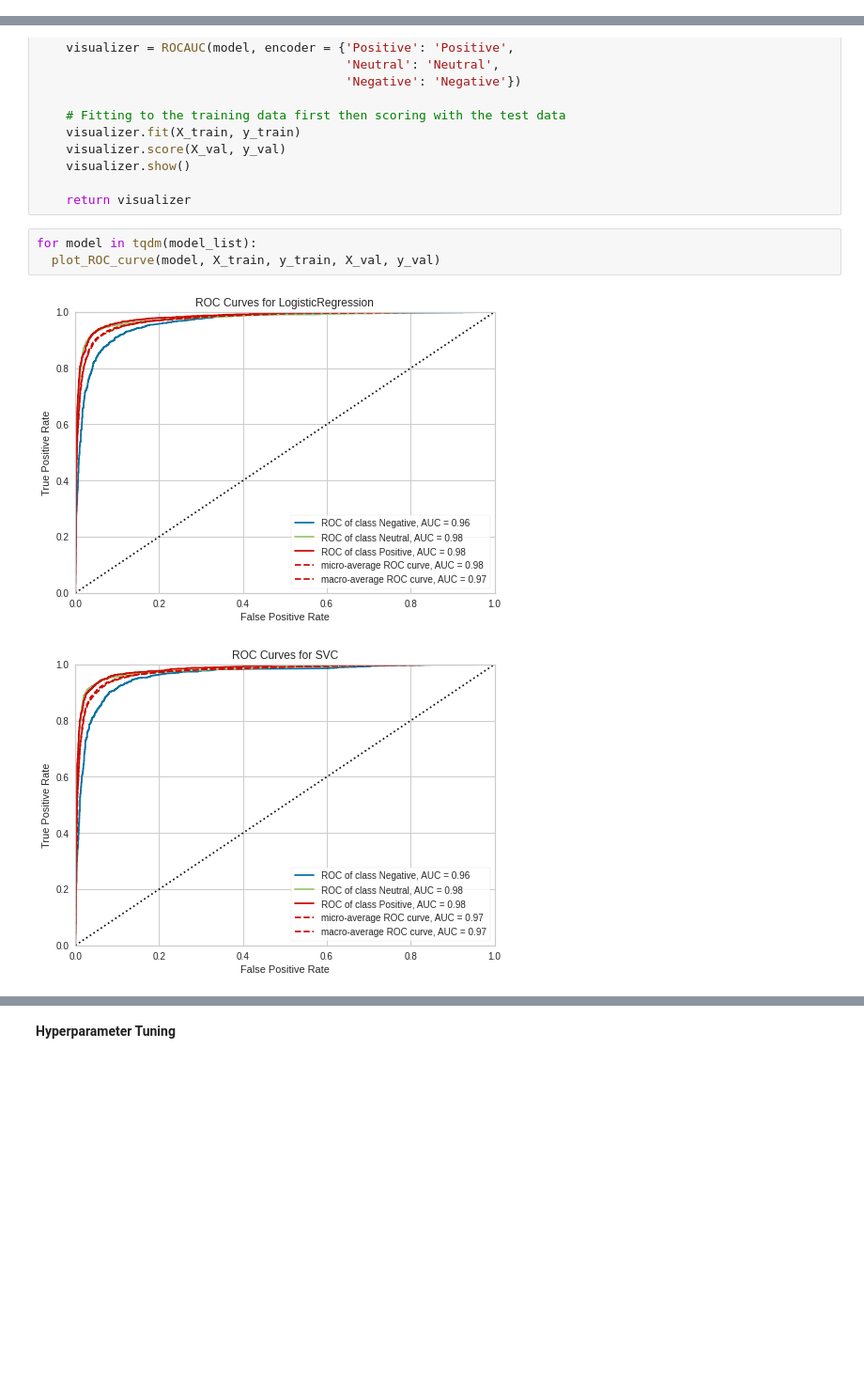
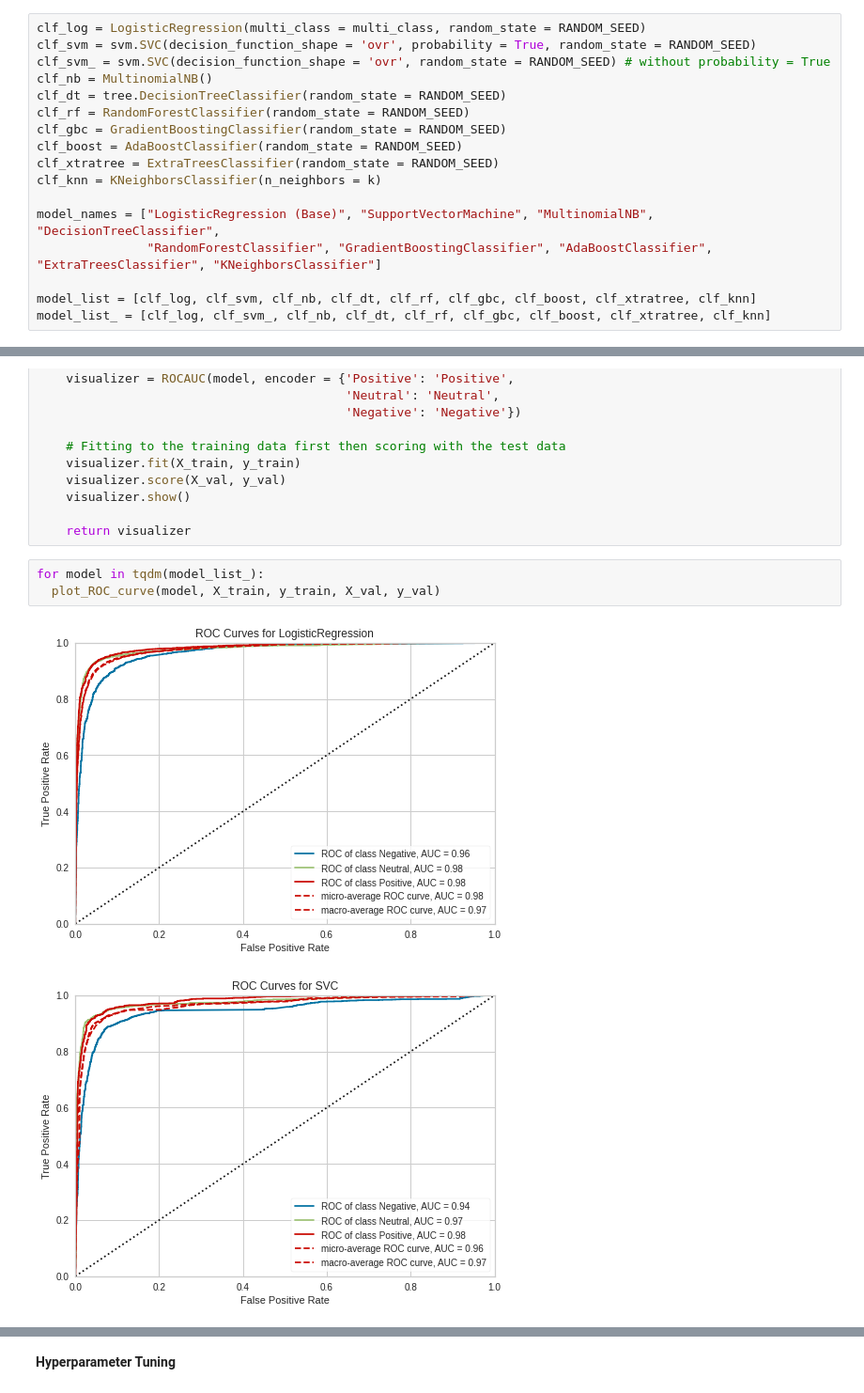
Before and after one commit to euisuck2/Unsupervised-Learning-1, a Jupyter notebook: Supervised_Learning.ipynb, the cells around one changed output, grey strips where cells are left out. Shown at 94% size. Drawn from its saved outputs; the diff is of its cells as text; blank space fills up the shorter version.

```diff
--- a/Supervised_Learning.ipynb
+++ b/Supervised_Learning.ipynb
@@ -182 +188,18 @@ F1 score for baseline regression: 0.9013962556143239
+# %%
+clf_log = LogisticRegression(multi_class = multi_class, random_state = RANDOM_SEED)
+clf_svm = svm.SVC(decision_function_shape = 'ovr', probability = True, random_state = RANDOM_SEED)
+clf_svm_ = svm.SVC(decision_function_shape = 'ovr', random_state = RANDOM_SEED) # without probability = True
+clf_nb = MultinomialNB()
+clf_dt = tree.DecisionTreeClassifier(random_state = RANDOM_SEED)
+clf_rf = RandomForestClassifier(random_state = RANDOM_SEED)
+clf_gbc = GradientBoostingClassifier(random_state = RANDOM_SEED)
+clf_boost = AdaBoostClassifier(random_state = RANDOM_SEED)
+clf_xtratree = ExtraTreesClassifier(random_state = RANDOM_SEED)
+clf_knn = KNeighborsClassifier(n_neighbors = k)
+
+model_names = ["LogisticRegression (Base)", "SupportVectorMachine", "MultinomialNB", "DecisionTreeClassifier",
+               "RandomForestClassifier", "GradientBoostingClassifier", "AdaBoostClassifier", "ExtraTreesClassifier", "KNeighborsClassifier"]
+
+model_list = [clf_log, clf_svm, clf_nb, clf_dt, clf_rf, clf_gbc, clf_boost, clf_xtratree, clf_knn]
+model_list_ = [clf_log, clf_svm_, clf_nb, clf_dt, clf_rf, clf_gbc, clf_boost, clf_xtratree, clf_knn]
 # %%
@@ -245,11 +254,11 @@ def plot_ROC_curve(model, X_train, y_train, X_val, y_val):
 
     return visualizer
 # %%
-for model in tqdm(model_list):
+for model in tqdm(model_list_):
   plot_ROC_curve(model, X_train, y_train, X_val, y_val)
 # %% [output]
 [figure]
-[figure, old version]
+[figure, new version]
 [figure]
 [figure]
 [figure]
```
Also changed, not shown: parts of 11 cells of this notebook.
